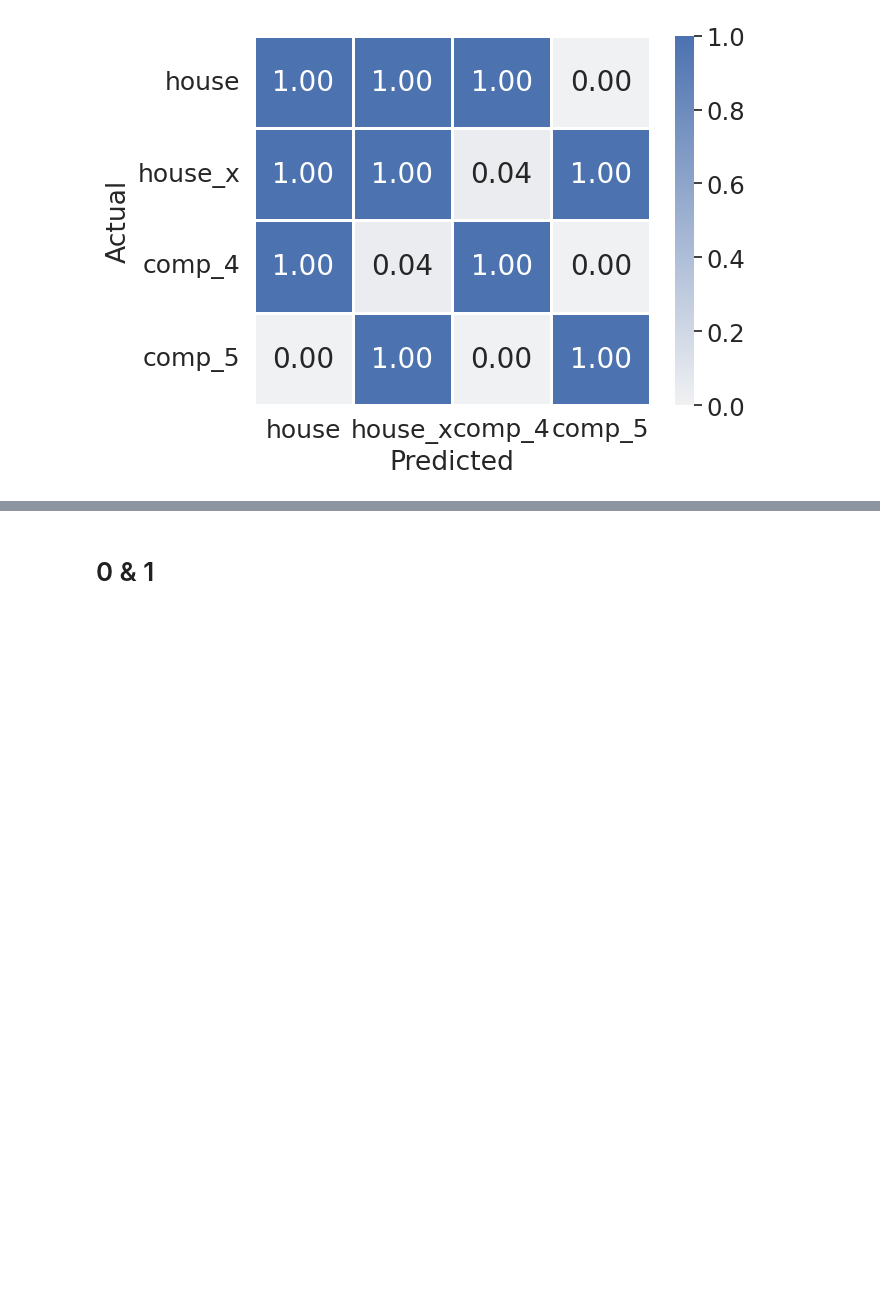
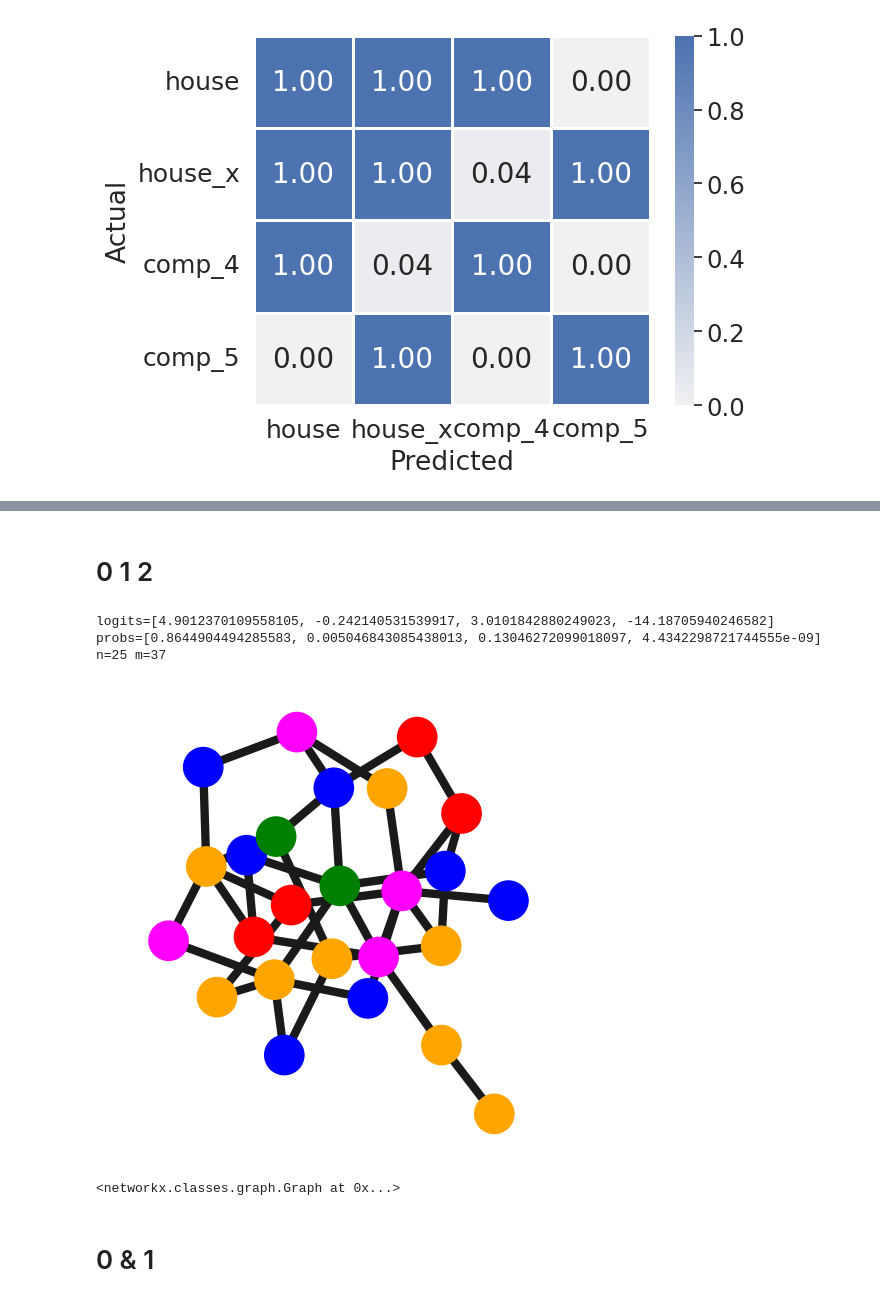
Before and after one commit to Benjaminbva/FACT_AI_2025, a Jupyter notebook: GNNBoundary/gnnboundary_motif.ipynb, the cells around one changed output, grey strips where cells are left out. Saved outputs shown, nothing was run; the diff lists cells and outputs as text; code cells hidden in the pictures; blank space fills up the shorter version.

```diff
--- a/GNNBoundary/gnnboundary_motif.ipynb
+++ b/GNNBoundary/gnnboundary_motif.ipynb
@@ -71,0 +53,2 @@ sampler = {}
+# %% [markdown]
+# 0 1 2
@@ -71,0 +99,10 @@ sampler = {}
+# %%
+cls_1, cls_2, cls_3 = 0, 1, 2
+
+trainer[cls_1, cls_2, cls_3].evaluate(threshold=0.5, show=True, bernoulli=True)
+# %% [output]
+logits=[4.9012370109558105, -0.242140531539917, 3.0101842880249023, -14.18705940246582]
+probs=[0.8644904494285583, 0.005046843085438013, 0.13046272099018097, 4.4342298721744555e-09]
+n=25 m=37
+[figure, added]
+<networkx.classes.graph.Graph at 0x...>
```
Also changed, not shown: parts of 20 cells of this notebook, 34 other files.
